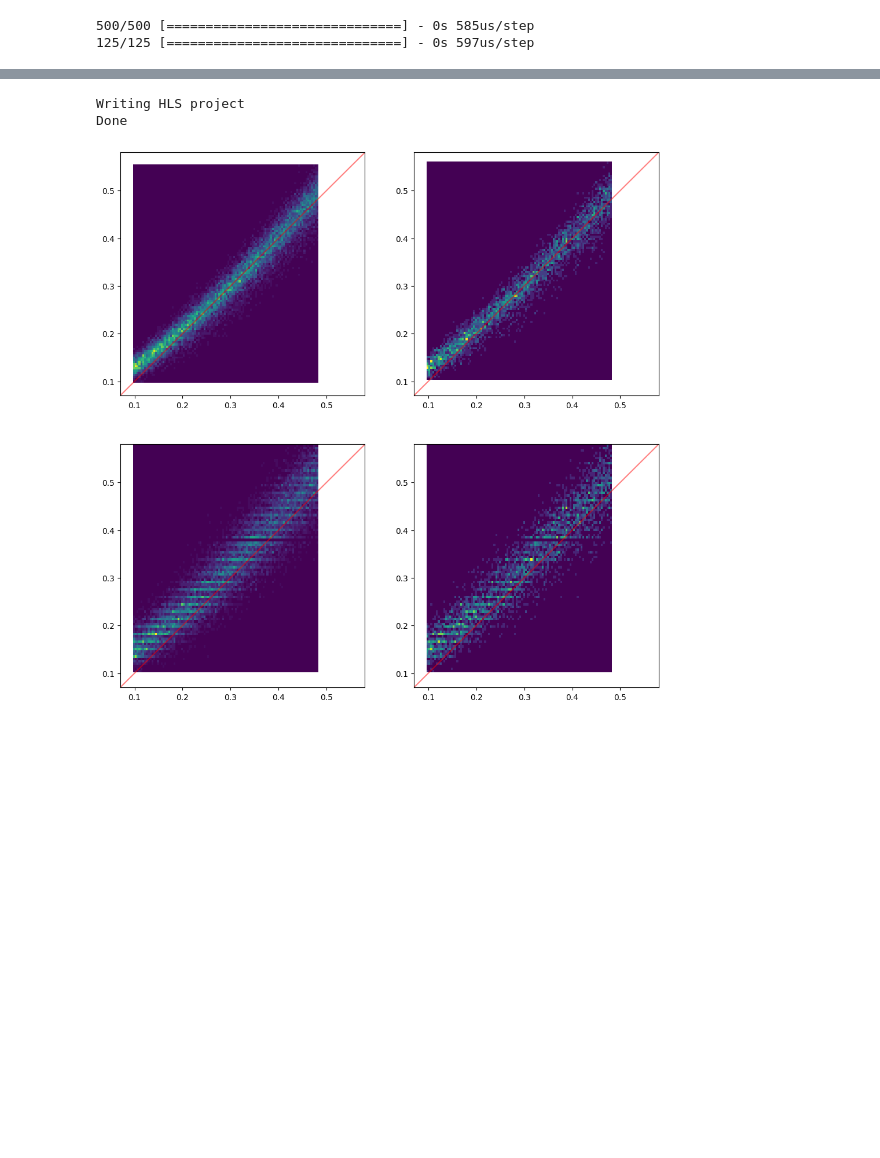
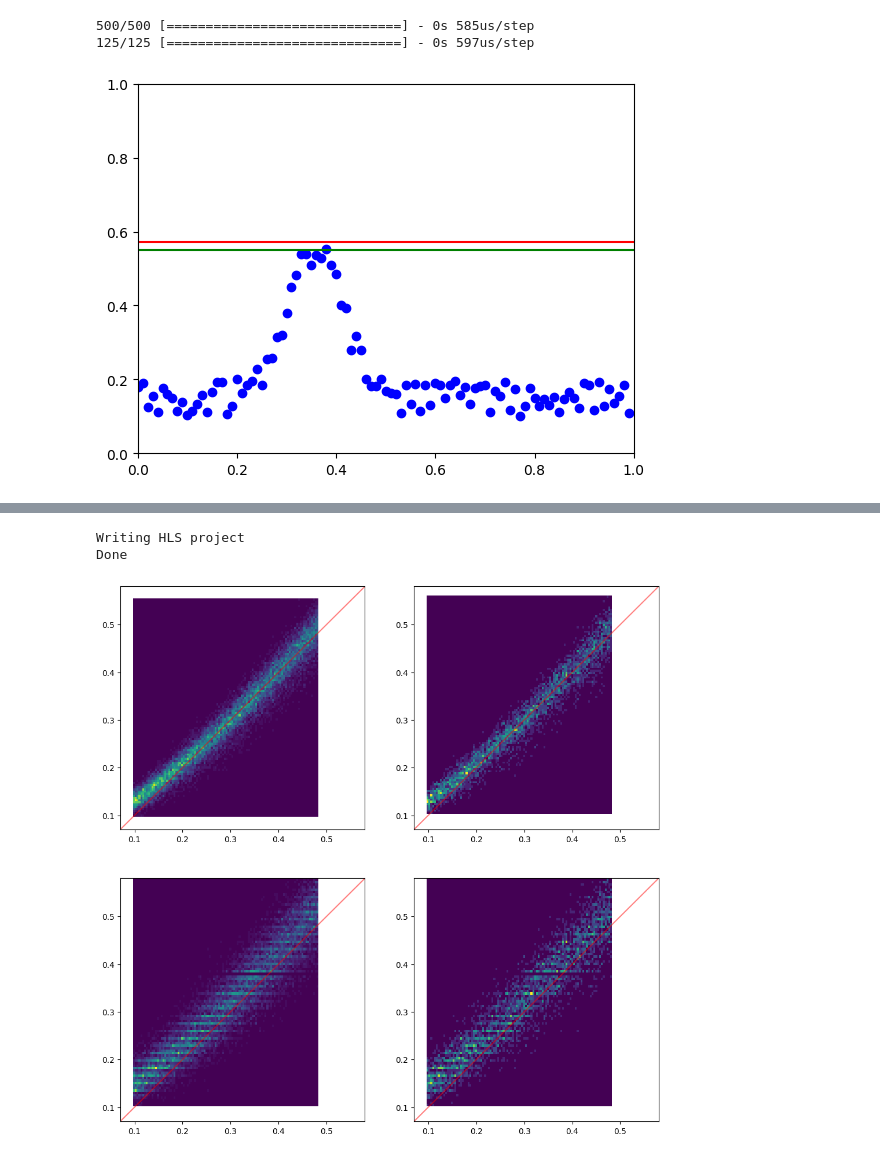
Before and after one commit to mzandrew/phys476, a Jupyter notebook: final_project/waveform_dataset/mza-try5.pulse-height.ipynb, the cells around one changed output, grey strips where cells are left out. Cells and saved outputs as stored; diff of their text form; code cells hidden in the pictures; blank space fills up the shorter version.

```diff
--- a/final_project/waveform_dataset/mza-try5.pulse-height.ipynb
+++ b/final_project/waveform_dataset/mza-try5.pulse-height.ipynb
@@ -152,18 +150,19 @@ test_prediction = model.predict(test_data)
 500/500 [==============================] - 0s 585us/step
 125/125 [==============================] - 0s 597us/step
 # %%
-evt = 5
-if 0:
-    print(str(test_prediction[evt]) + " : " + str(test_truth[evt]))
+evt = 6
+if 1:
     x = np.zeros(time_samples)
     for i in range(time_samples):
         x[i] = i/time_samples
-    y = test_data[evt]
-    plt.xlim(0, 1); plt.ylim(0, 1)
+    y = train_data[evt]
+    plt.xlim(0, 1), plt.ylim(0, 1)
     plt.scatter(x, y, color="blue")
-    plt.plot([test_prediction[evt,0], test_prediction[evt,0]], [0.0, 1.0], color="red")
-    plt.plot([test_truth[evt,0], test_truth[evt,0]], [0.0, 1.0], color="green")
+    plt.plot([0.0, 1.0], [scaled_truths[evt][3] + scaled_truths[evt][2], scaled_truths[evt][3] + scaled_truths[evt][2]], color="green")
+    plt.plot([0.0, 1.0], [scaled_truths[evt][3] + train_prediction[evt][0], scaled_truths[evt][3] + train_prediction[evt][0]], color="red")
     plt.show()
+# %% [output]
+[figure, added]
 # %%
 import csv
 with open(name + '/Input.dat', 'w') as f:
```
Also changed, not shown: parts of 6 cells of this notebook.
